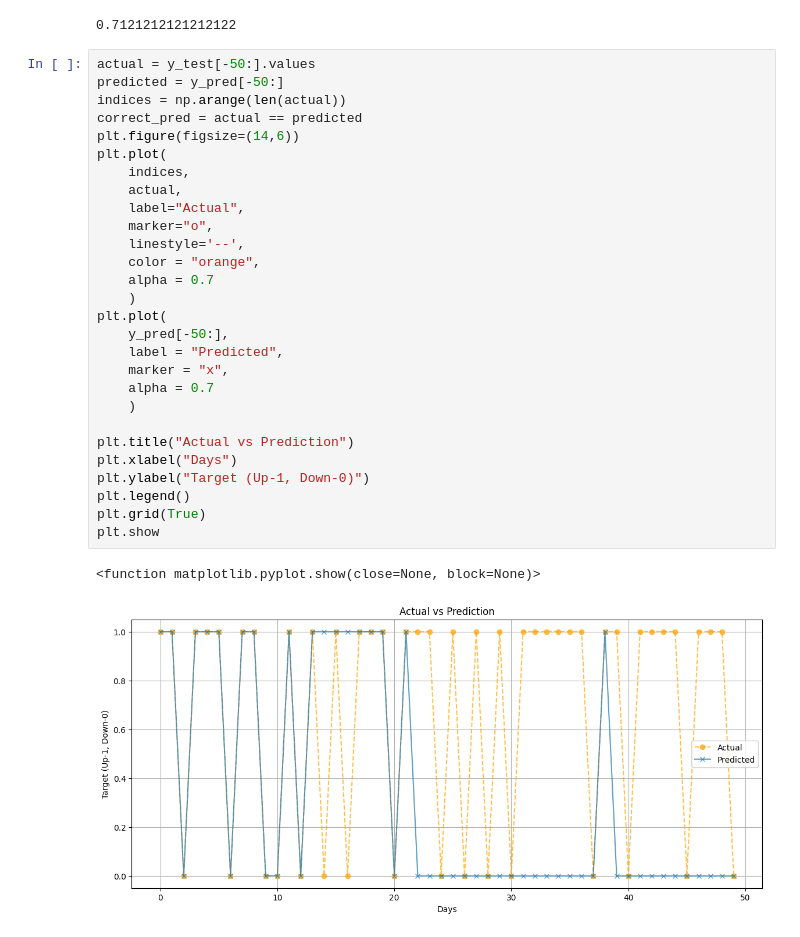
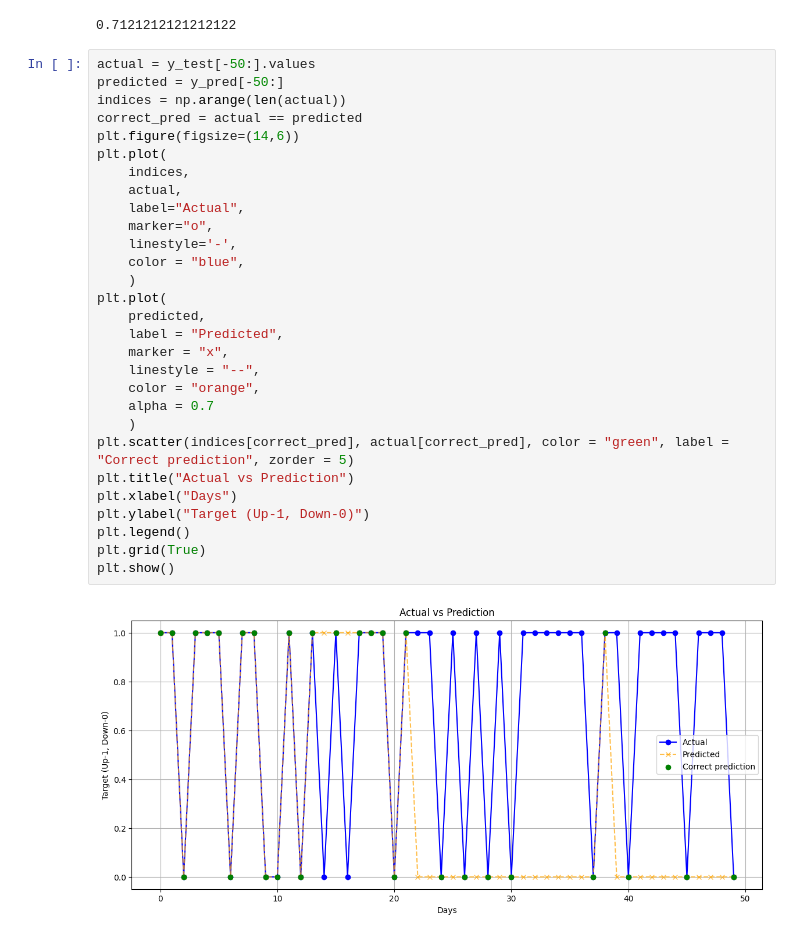
Before and after one commit to Quantum-Oasis/stockprice_learning_model, a Jupyter notebook: yfinance.ipynb, the cells around one changed output. Saved outputs shown, nothing was run; the diff lists cells and outputs as text.

```diff
--- a/yfinance.ipynb
+++ b/yfinance.ipynb
@@ -73,31 +73,31 @@ print(precision)
 # %%
 actual = y_test[-50:].values
 predicted = y_pred[-50:]
 indices = np.arange(len(actual))
 correct_pred = actual == predicted
 plt.figure(figsize=(14,6))
 plt.plot(
     indices,
     actual,
     label="Actual",
     marker="o",
-    linestyle='--',
+    linestyle='-',
+    color = "blue",
+    )
+plt.plot(
+    predicted,
+    label = "Predicted",
+    marker = "x",
+    linestyle = "--",
     color = "orange",
     alpha = 0.7
     )
-plt.plot(
-    y_pred[-50:],
-    label = "Predicted",
-    marker = "x",
-    alpha = 0.7
-    )
-
+plt.scatter(indices[correct_pred], actual[correct_pred], color = "green", label = "Correct prediction", zorder = 5)
 plt.title("Actual vs Prediction")
 plt.xlabel("Days")
 plt.ylabel("Target (Up-1, Down-0)")
 plt.legend()
 plt.grid(True)
-plt.show
+plt.show()
 # %% [output]
-<function matplotlib.pyplot.show(close=None, block=None)>
-[figure, old version]
+[figure, new version]
```
Also changed, not shown: parts of 2 cells of this notebook.
